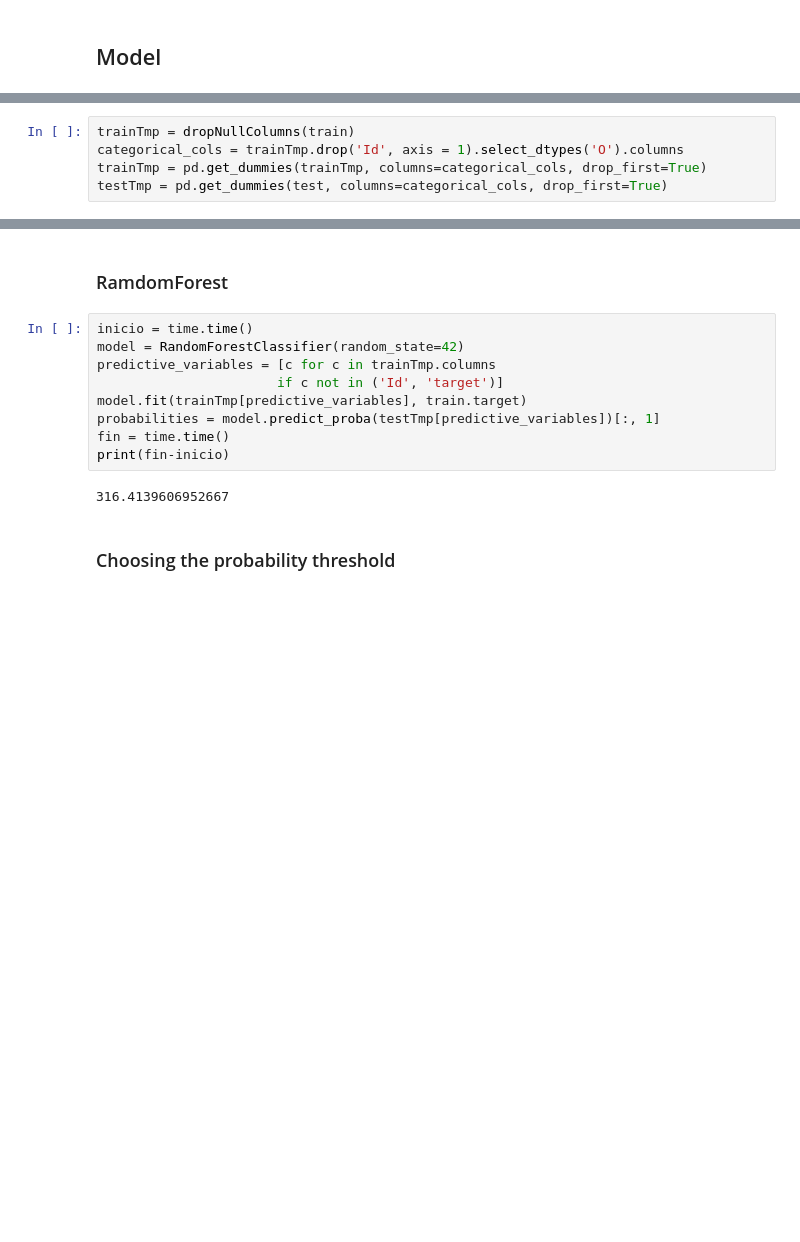
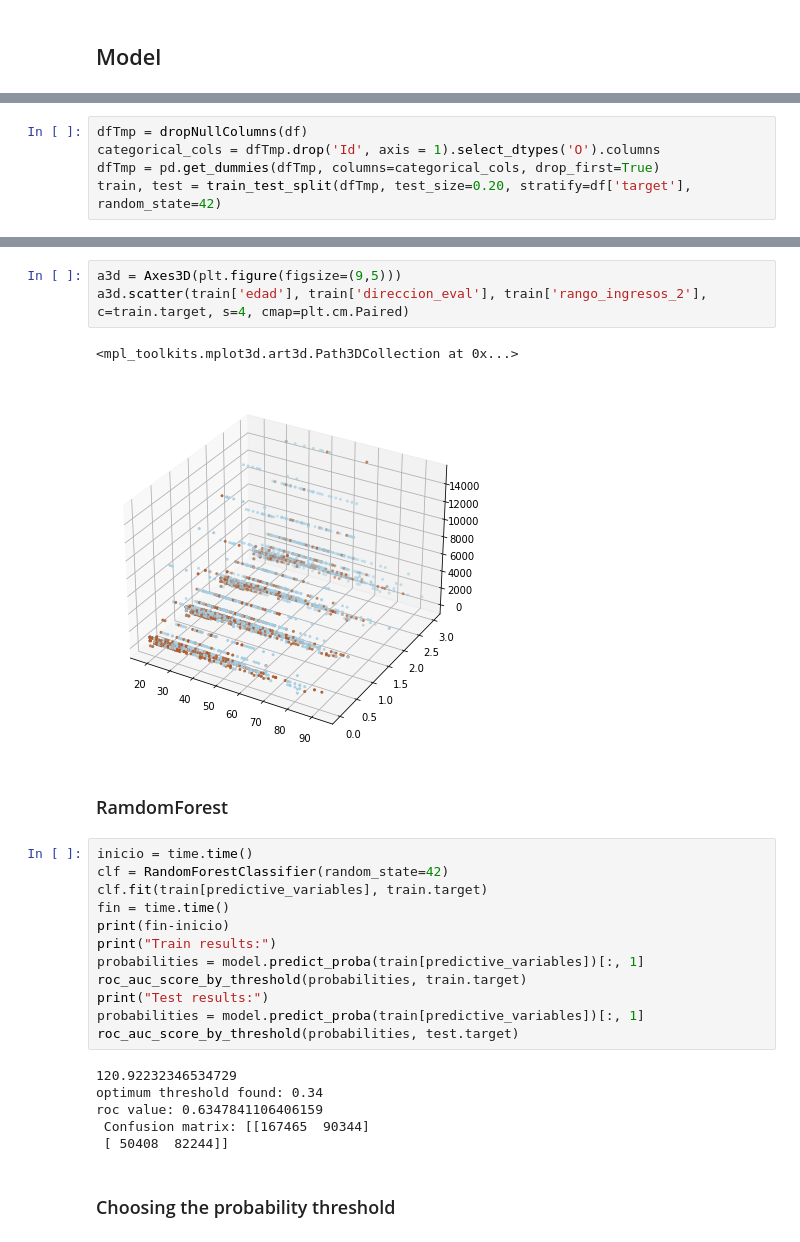
Before and after one commit to julioCasalV/competitionKaggle, a Jupyter notebook: competitionKschool.ipynb, the cells around one changed output, grey strips where cells are left out. Drawn from its saved outputs; the diff is of its cells as text; blank space fills up the shorter version.

```diff
--- a/competitionKschool.ipynb
+++ b/competitionKschool.ipynb
@@ -117,5 +453,5 @@ def dropNullColumns(dfInput):
 # %%
-trainTmp = dropNullColumns(train)
-categorical_cols = trainTmp.drop('Id', axis = 1).select_dtypes('O').columns
-trainTmp = pd.get_dummies(trainTmp, columns=categorical_cols, drop_first=True)
-testTmp = pd.get_dummies(test, columns=categorical_cols, drop_first=True)
+dfTmp = dropNullColumns(df)
+categorical_cols = dfTmp.drop('Id', axis = 1).select_dtypes('O').columns
+dfTmp = pd.get_dummies(dfTmp, columns=categorical_cols, drop_first=True)
+train, test = train_test_split(dfTmp, test_size=0.20, stratify=df['target'], random_state=42)
@@ -122,16 +492,29 @@ testTmp = pd.get_dummies(test, columns=categorical_cols, drop_first=True)
+# %%
+a3d = Axes3D(plt.figure(figsize=(9,5)))
+a3d.scatter(train['edad'], train['direccion_eval'], train['rango_ingresos_2'], c=train.target, s=4, cmap=plt.cm.Paired)
+# %% [output]
+<mpl_toolkits.mplot3d.art3d.Path3DCollection at 0x...>
+[figure, added]
 # %% [markdown]
 ### RamdomForest
 # %%
 inicio = time.time()
-model = RandomForestClassifier(random_state=42)
-predictive_variables = [c for c in trainTmp.columns
-                       if c not in ('Id', 'target')]
-model.fit(trainTmp[predictive_variables], train.target)
-probabilities = model.predict_proba(testTmp[predictive_variables])[:, 1]
+clf = RandomForestClassifier(random_state=42)
+clf.fit(train[predictive_variables], train.target)
 fin = time.time()
 print(fin-inicio)
+print("Train results:")
+probabilities = model.predict_proba(train[predictive_variables])[:, 1]
+roc_auc_score_by_threshold(probabilities, train.target)
+print("Test results:")
+probabilities = model.predict_proba(train[predictive_variables])[:, 1]
+roc_auc_score_by_threshold(probabilities, test.target)
 # %% [output]
-316.4139606952667
+120.92232346534729
+optimum threshold found: 0.34
+roc value: 0.6347841106406159
+ Confusion matrix: [[167465  90344]
+ [ 50408  82244]]
 # %% [markdown]
 ### Choosing the probability threshold
 # %%
```
Also changed, not shown: parts of 54 cells of this notebook.
